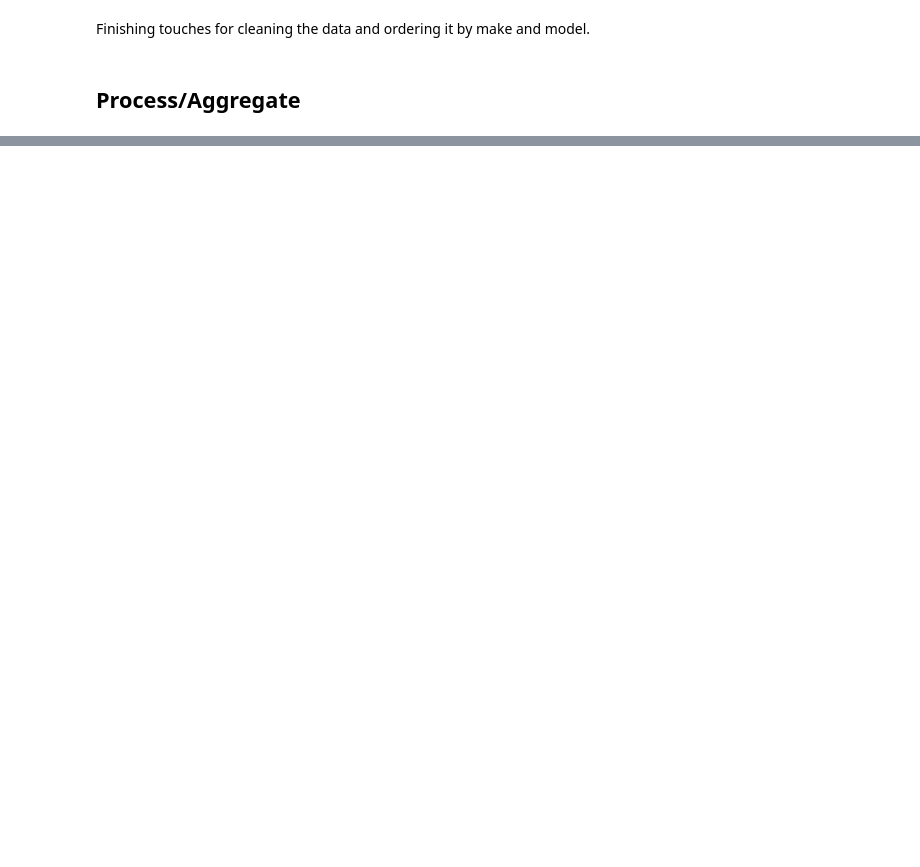
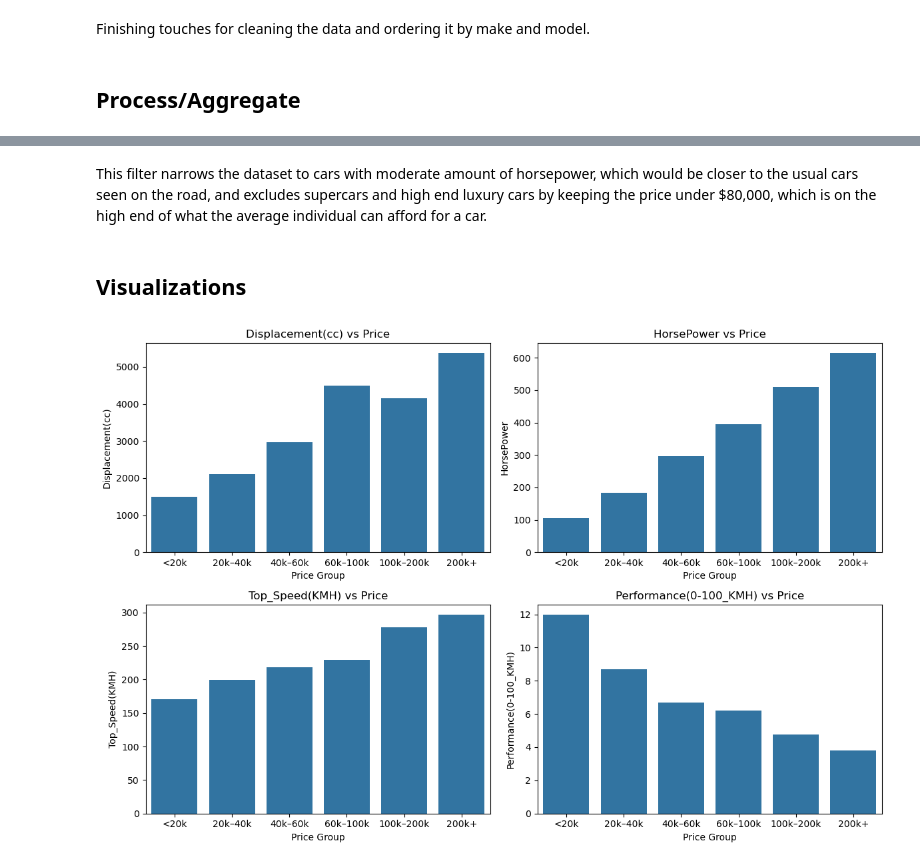
Before and after one commit to dellorkf/KDR-IA-340-2025, a Jupyter notebook: Mini project_IA 340.ipynb, the cells around one changed output, grey strips where cells are left out. Drawn from its saved outputs; the diff is of its cells as text; code cells hidden in the pictures; blank space fills up the shorter version.

```diff
--- a/Mini project_IA 340.ipynb
+++ b/Mini project_IA 340.ipynb
@@ -133,3 +139,19 @@ df.head(20)
 Finishing touches for cleaning the data and ordering it by make and model.
 # %% [markdown]
 ## Process/Aggregate
+# %%
+# creating summary table
+import pandas as pd
+
+# price bins
+df['Price_Group'] = pd.cut(df['Cars_Prices'],
+                           bins=[0, 20000, 40000, 60000, 100000, 200000, 1000000],
+                           labels=['<20k', '20k–40k', '40k–60k', '60k–100k', '100k–200k', '200k+'])
+
+# group data into price groups
+summary_price = df.groupby('Price_Group')[['Displacement(cc)', 'HorsePower', 'Top_Speed(KMH)', 'Performance(0-100_KMH)']].mean().round(2)
+
+summary_price = summary_price.reset_index()
+
+
+print(summary_price)
@@ -135,0 +219,22 @@ Finishing touches for cleaning the data and ordering it by make and model.
+# %% [markdown]
+This filter narrows the dataset to cars with moderate amount of horsepower, which would be closer to the usual cars seen on the road, and excludes supercars and high end luxury cars by keeping the price under $80,000, which is on the high end of what the average individual can afford for a car.
+# %% [markdown]
+## Visualizations
+# %%
+import matplotlib.pyplot as plt
+
+metrics = ['Displacement(cc)', 'HorsePower', 'Top_Speed(KMH)', 'Performance(0-100_KMH)']
+
+fig, axes = plt.subplots(2,2, figsize=(12,8))
+
+for i, metric in enumerate(metrics):
+    ax = axes[i//2, i%2]
+    sns.barplot(data=summary_price, x='Price_Group', y=metric, ax=ax)
+    ax.set_title(metric + ' vs Price')
+    ax.set_xlabel('Price Group')
+    ax.set_ylabel(metric)
+
+plt.tight_layout()
+plt.show()
+# %% [output]
+[figure, added]
```
Also changed, not shown: parts of 13 cells of this notebook.
